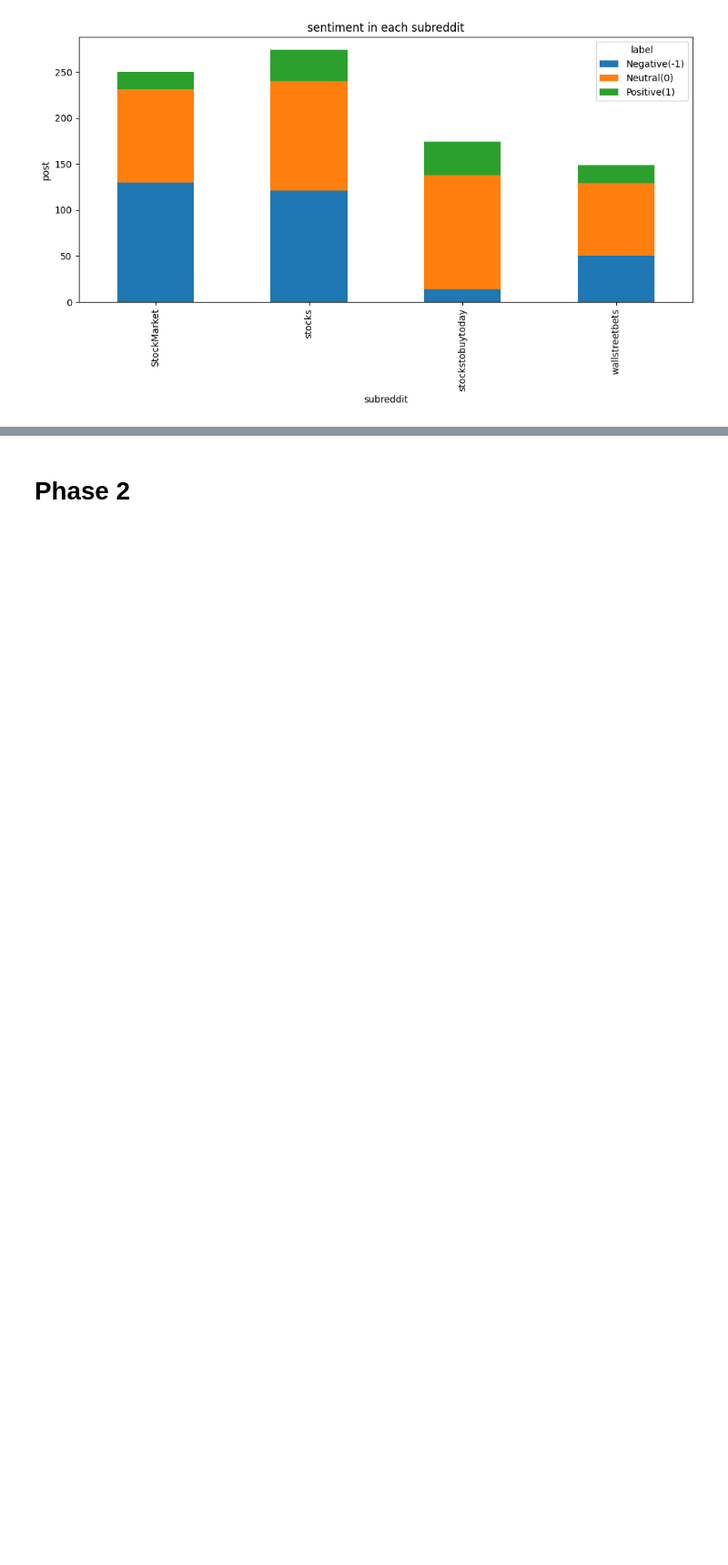
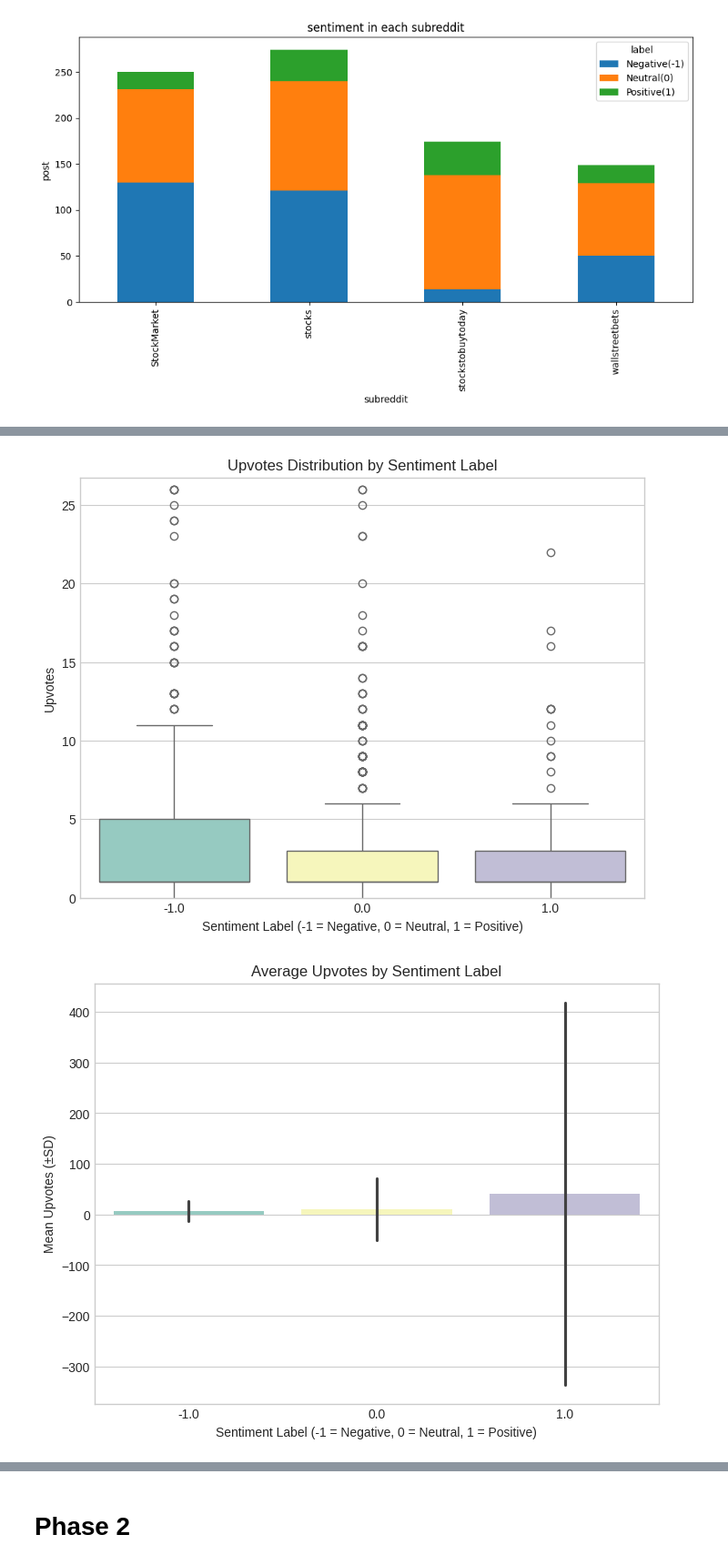
Before and after one commit to THH1118/DM2025-Lab1-Exercise, a Jupyter notebook: DM2025-Lab1-Homework.ipynb, the cells around one changed output, grey strips where cells are left out. Shown at 91% size. Cells and saved outputs as stored; diff of their text form; code cells hidden in the pictures; blank space fills up the shorter version.

```diff
--- a/DM2025-Lab1-Homework.ipynb
+++ b/DM2025-Lab1-Homework.ipynb
@@ -395,0 +443,27 @@ for label, title in zip([-1.0, 1.0], ["Negative", "Positive"]):
+# %%
+#若有缺值要先補上0
+df['upvotes'] = pd.to_numeric(df['upvotes'], errors="coerce").fillna(0)
+
+plt.figure(figsize=(8,6))
+sns.boxplot(x='label', y='upvotes', data=df, palette="Set3")
+plt.ylim(0, df['upvotes'].quantile(0.95))  #去掉極端值
+plt.title("Upvotes Distribution by Sentiment Label")
+plt.xlabel("Sentiment Label (-1 = Negative, 0 = Neutral, 1 = Positive)")
+plt.ylabel("Upvotes")
+plt.show()
+plt.figure(figsize=(8,6))
+sns.barplot(x='label', y='upvotes', data=df, palette="Set3", estimator=np.mean, ci="sd")
+plt.title("Average Upvotes by Sentiment Label")
+plt.xlabel("Sentiment Label (-1 = Negative, 0 = Neutral, 1 = Positive)")
+plt.ylabel("Mean Upvotes (±SD)")
+plt.show()
+
+#explainations of the figure
+#The results show that negative articles often receive more upvotes, suggesting that criticism or complaints resonate more strongly with readers.
+
+#Positive articles generally have low engagement, but occasionally a viral post appears, which raises the average due to extreme values.
+
+#Neutral articles have the lowest engagement, indicating that posts lacking emotional tone are less likely to attract responses from readers.
+# %% [output]
+[figure, added]
+[figure, added]
```
Also changed, not shown: parts of 8 cells of this notebook.
